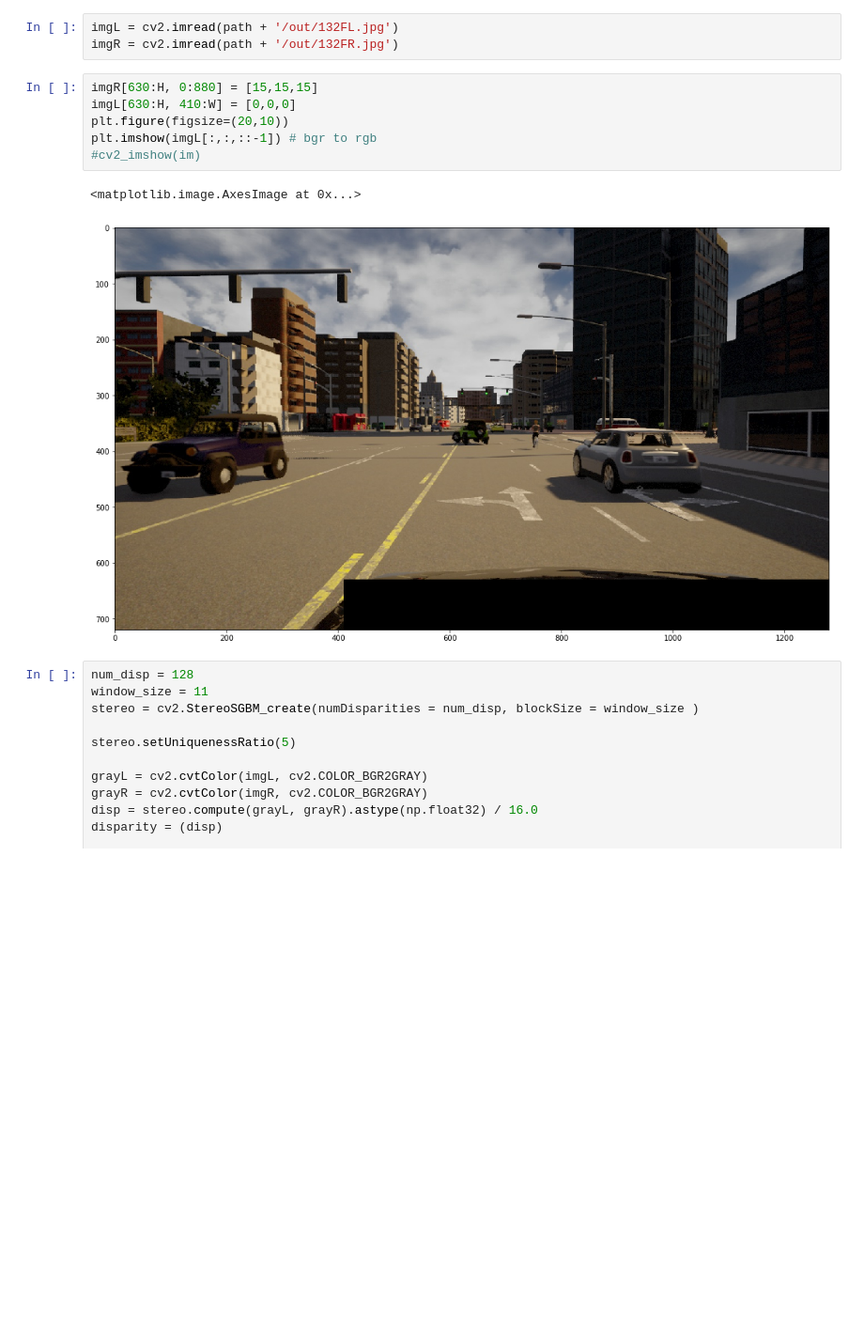
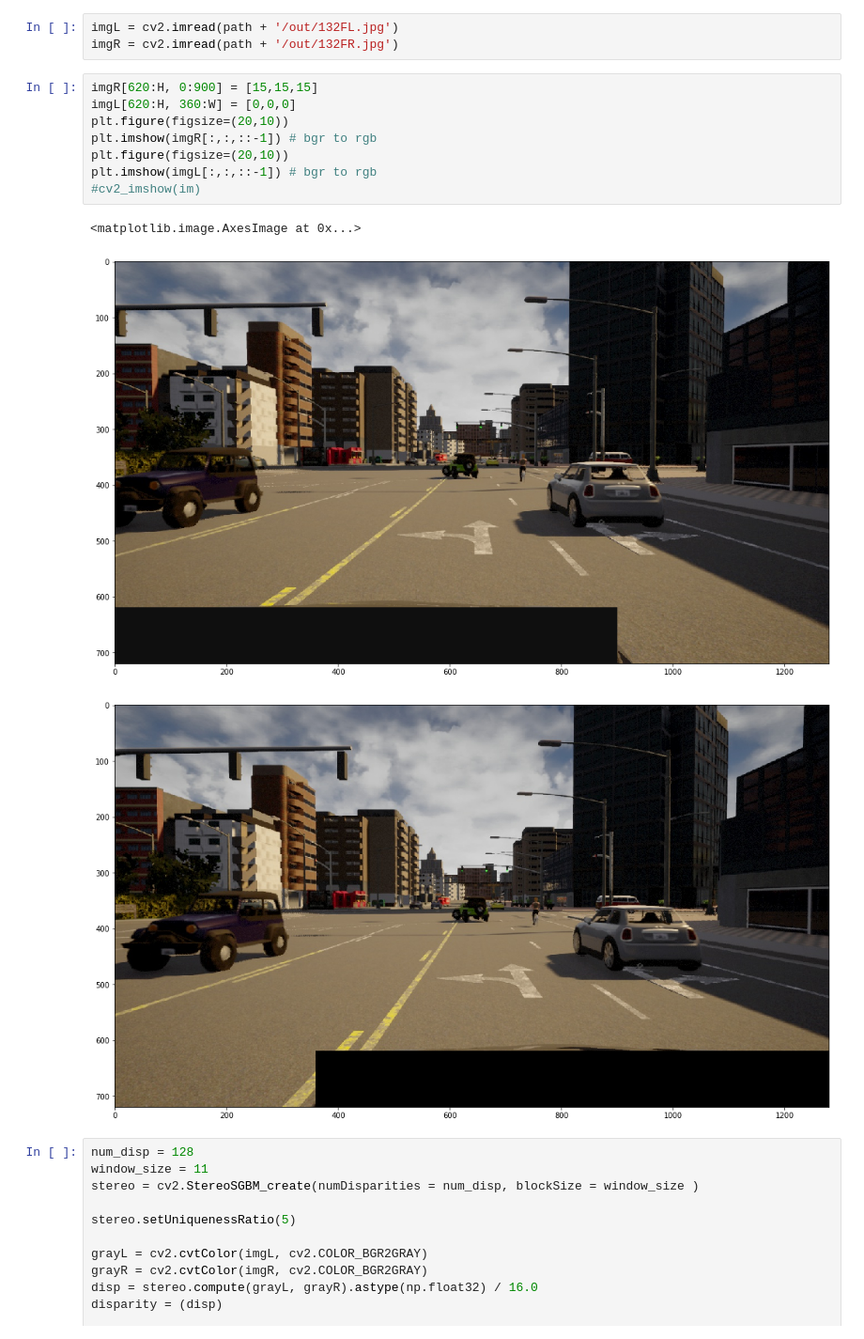
Before and after one commit to najibghadri/msc-thesis, a Jupyter notebook: detector/detector_experiment.ipynb, the cells around one changed output. Shown at 94% size. Saved outputs shown, nothing was run; the diff lists cells and outputs as text; blank space fills up the shorter version.

```diff
--- a/detector/detector_experiment.ipynb
+++ b/detector/detector_experiment.ipynb
@@ -65,14 +65,17 @@ path = "/home/najib/Thesis/Rendering/" + str(4)
 imgL = cv2.imread(path + '/out/132FL.jpg')
 imgR = cv2.imread(path + '/out/132FR.jpg')
 # %%
-imgR[630:H, 0:880] = [15,15,15]
-imgL[630:H, 410:W] = [0,0,0]
+imgR[620:H, 0:900] = [15,15,15]
+imgL[620:H, 360:W] = [0,0,0]
+plt.figure(figsize=(20,10))
+plt.imshow(imgR[:,:,::-1]) # bgr to rgb
 plt.figure(figsize=(20,10))
 plt.imshow(imgL[:,:,::-1]) # bgr to rgb
 #cv2_imshow(im)
 # %% [output]
 <matplotlib.image.AxesImage at 0x...>
-[figure, old version]
+[figure, new version]
+[figure, added]
 # %%
 num_disp = 128
 window_size = 11
```
Also changed, not shown: parts of 1 cell of this notebook, 4 other files.
